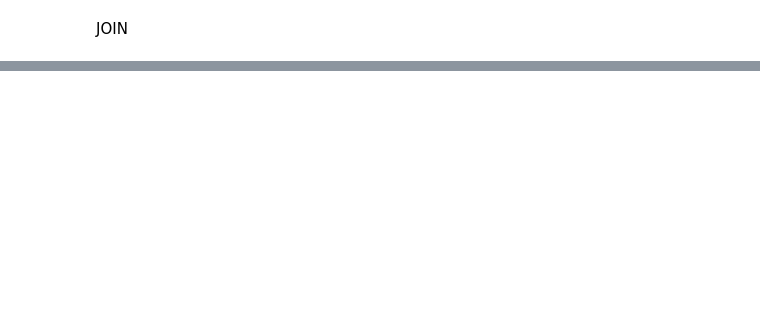
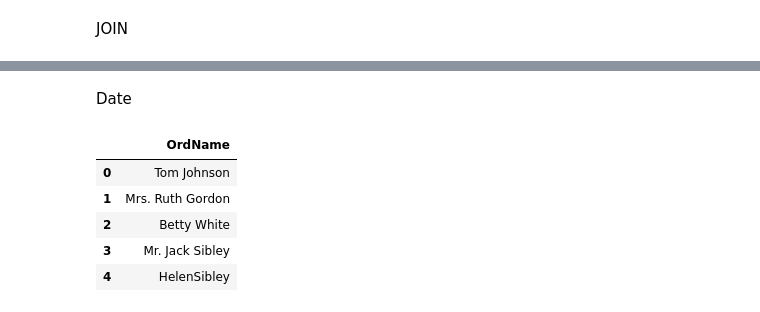
Before and after one commit to ogut77/BA, a Jupyter notebook: MultipleTable.ipynb, the cells around one changed output, grey strips where cells are left out. Saved outputs shown, nothing was run; the diff lists cells and outputs as text; code cells hidden in the pictures; blank space fills up the shorter version.

```diff
--- a/MultipleTable.ipynb
+++ b/MultipleTable.ipynb
@@ -454,0 +542,2 @@ employee named Joe Jenkins? Explain your reasoning.
+# %% [markdown]
+Date
@@ -454,0 +551,17 @@ employee named Joe Jenkins? Explain your reasoning.
+# %%
+txt='''
+Select OrdName
+From OrderTbl
+Where OrdName NOT IN
+(select (CustFirstName || ' ' || CustLastName) as cl
+from Customer)
+'''
+Q13A =  psql.sqldf(txt)
+Q13A
+# %% [output]
+|  | OrdName |
+| 0 | Tom Johnson |
+| 1 | Mrs. Ruth Gordon |
+| 2 | Betty White |
+| 3 | Mr. Jack Sibley |
+| 4 | HelenSibley |
```
Also changed, not shown: parts of 87 cells of this notebook.
